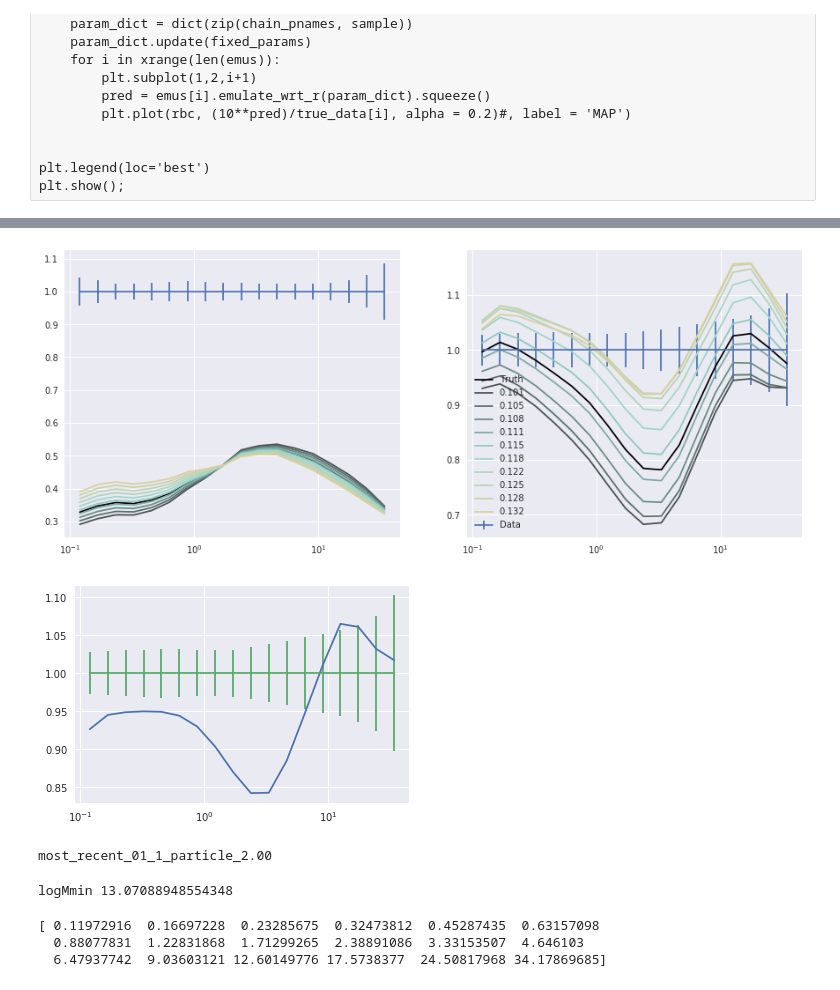
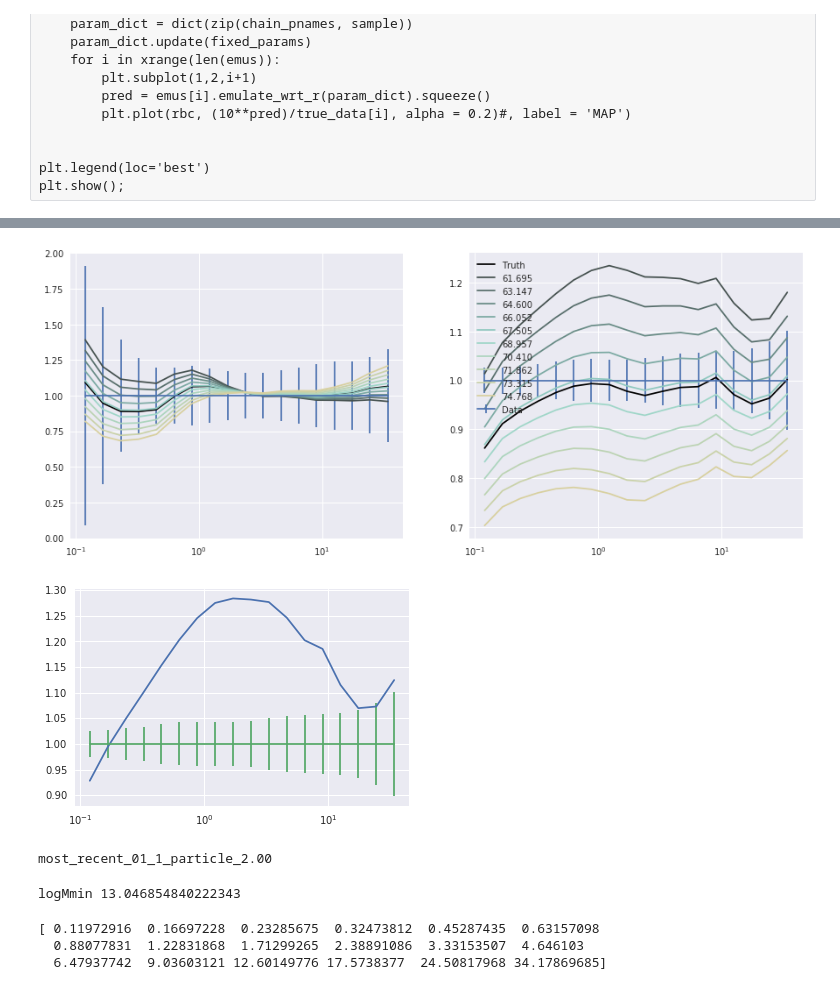
Before and after one commit to mclaughlin6464/pearce, a Jupyter notebook: notebooks/AB_tests/Compare Chain and Emulator HDF5 SLAC Joint.ipynb, the cells around one changed output, grey strips where cells are left out. Saved outputs shown, nothing was run; the diff lists cells and outputs as text; code cells hidden in the pictures.

```diff
--- a/notebooks/AB_tests/Compare Chain and Emulator HDF5 SLAC Joint.ipynb
+++ b/notebooks/AB_tests/Compare Chain and Emulator HDF5 SLAC Joint.ipynb
@@ -17,7 +17,7 @@ from pearce.emulator import LemonPepperWet
 from os import path
 from scipy.linalg import inv
 # %%
-fname = '/u/ki/swmclau2/des/PearceMCMC/UniverseMachine_wp_ds_rmin_None_HOD.hdf5'
+fname = '/u/ki/swmclau2/des/PearceMCMC/VpeakSHAM_wp_ds_rmin_0.5_CAB.hdf5'
 # %%
 f = h5py.File(fname, 'r')
 # %%
@@ -35,5 +35,5 @@ array(['/u/ki/swmclau2/des/Aemulators/wp_zheng07_h/PearceWpCosmo.hdf5',
 # %%
-fixed_params = fixed_params[0]
+fixed_params = fixed_params#[0]
 # %% [raw]
 tf_base = '/u/ki/swmclau2/des/Aemulators/'
 
@@ -147,3 +155,11 @@ cat_val_dict = dict(zip(cosmo_pnames, cosmo_true_vals))
+# %%
+h = 0.6777
+cosmo_pnames = ['ombh2', 'omch2', 'w0', 'ns', 'H0', 'Neff', 'sigma8']
+cosmo_true_vals = np.array([0.048206*h**2, 0.307115*h**2-0.048206*h**2,\
+                            -1, 0.9667, \
+                                h*100, 3.046, 0.8228]) #mdpl2
+
+cat_val_dict = dict(zip(cosmo_pnames, cosmo_true_vals))
 # %%
 cat_val_dict
 # %% [output]
@@ -157,13 +173,13 @@ cat_val_dict
 # %%
 true_param_dict = cat_val_dict.copy()
-hod_params = {'alpha': 1.083, 'conc_gal_bias': 1.0, 'logM0': 13.2,'logM1': 14.2, 'sigma_logM': 0.2}#sim_info['hod_params']
-#hod_params = {'alpha': 0.95, 'conc_gal_bias': 1.0, 'logM0': 13.2,'logM1': 14.5, 'sigma_logM': 0.2}#sim_info['hod_params']
+#hod_params = {'alpha': 1.083, 'conc_gal_bias': 1.0, 'logM0': 13.2,'logM1': 14.2, 'sigma_logM': 0.2}#sim_info['hod_params']
+hod_params = {'alpha': 0.95, 'conc_gal_bias': 1.0, 'logM0': 13.2,'logM1': 14.5, 'sigma_logM': 0.2}#sim_info['hod_params']
 
 
-#hod_params['mean_occupation_centrals_assembias_param1'] = 0.0
-#hod_params['mean_occupation_satellites_assembias_param1'] =0.0
-#hod_params['mean_occupation_centrals_assembias_slope1'] = 0.0
-#hod_params['mean_occupation_satellites_assembias_slope1'] = 0.0
+hod_params['mean_occupation_centrals_assembias_param1'] = 0.0
+hod_params['mean_occupation_satellites_assembias_param1'] =0.0
+hod_params['mean_occupation_centrals_assembias_slope1'] = 0.0
+hod_params['mean_occupation_satellites_assembias_slope1'] = 0.0
 
 #for pname in emu.get_param_names():
 #    if 'mean_occupation' in pname:
@@ -412,30 +356,30 @@ emu.get_param_names()
  'conc_gal_bias']
 # %%
 fig = plt.figure(figsize=(15,6))
-varied_pname = 'omch2'
+varied_pname = 'H0'
 lower, upper = emu.get_param_bounds(varied_pname)
 
 for i in xrange(len(emus)):
     plt.subplot(1,2,i+1)
     plt.errorbar(rbc, np.ones_like(true_data[i]), yerr=yerr[i]/true_data[i], label = 'Data')
-    pred = emus[i].emulate_wrt_r(true_param_dict).squeeze()
+    pred = emus[i].emulate_wrt_r(MAP_dict.copy()).squeeze()
     plt.plot(rbc, (10**pred)/true_data[i], label = 'Truth', color = 'k')
 
     plt.xscale('log')
 
 for c, val in zip(cmap, np.linspace(lower, upper, N) ):
-    param_dict = true_param_dict.copy()
+    param_dict = MAP_dict.copy() #true_param_dict.copy()
     param_dict[varied_pname] = val
 
     for i in xrange(len(emus)):
         plt.subplot(1,2,i+1)
         pred = emus[i].emulate_wrt_r(param_dict).squeeze()
         plt.plot(rbc, (10**pred)/true_data[i], label = '%.3f'%val, color = c)
 
 plt.legend(loc='best')
 plt.show();
 # %% [output]
-[figure, old version]
+[figure, new version]
 # %%
 emu_avg = 10**(emus[1].y.mean(axis=(0,1))+emu._y_mean)
 # %%
@@ -443,7 +387,7 @@ plt.plot(rbc, emu_avg/true_data[1])
 plt.errorbar(rbc, np.ones_like(true_data[i]), yerr=yerr[i]/true_data[i])
 plt.xscale('log')
 # %% [output]
-[figure, old version]
+[figure, new version]
 # %%
 cat.load(1.0, HOD='zheng07', particles=True)
 # %% [output]
@@ -467,7 +411,7 @@ def add_logMmin(hod_params, cat, nd = 5e-4):
 # %%
 add_logMmin(hod_params, cat)
 # %% [output]
-logMmin 13.07088948554348
+logMmin 13.046854840222343
 # %%
 cat.populate(hod_params, min_ptcl = 20)
 # %%
```
Also changed, not shown: parts of 35 cells of this notebook, 6 other files.
